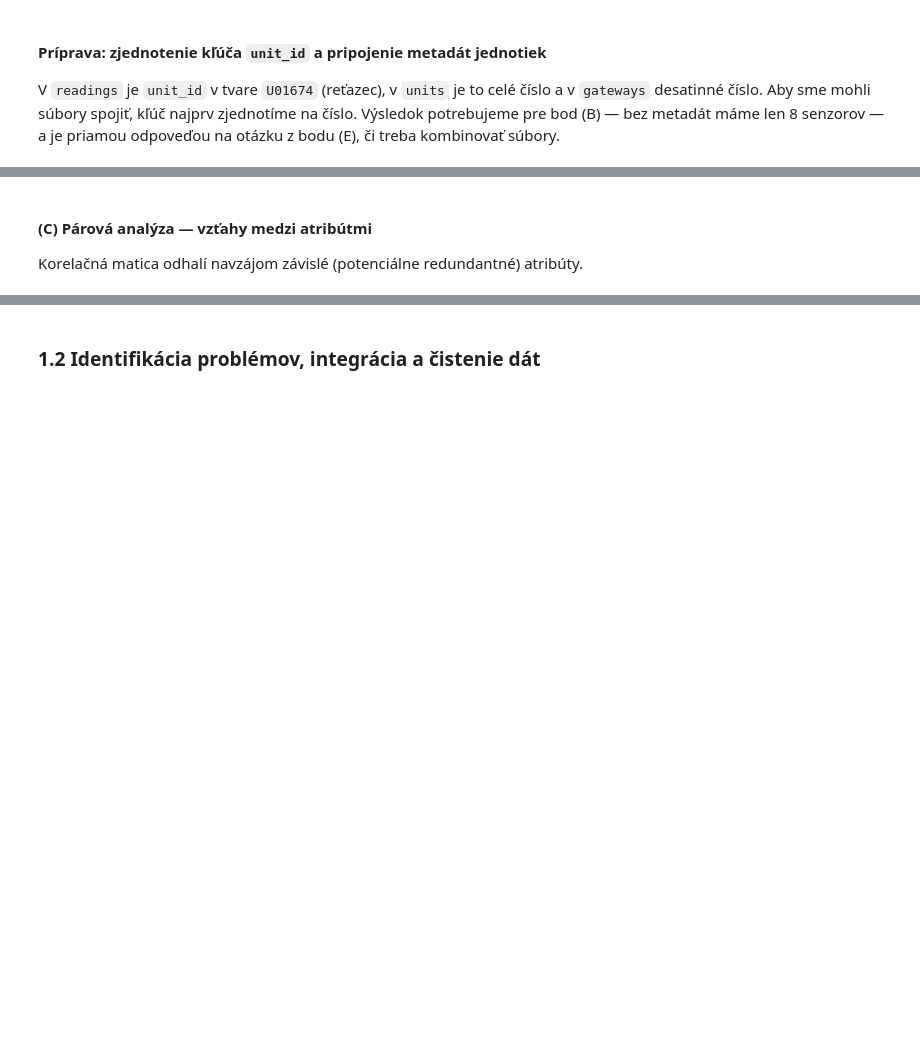
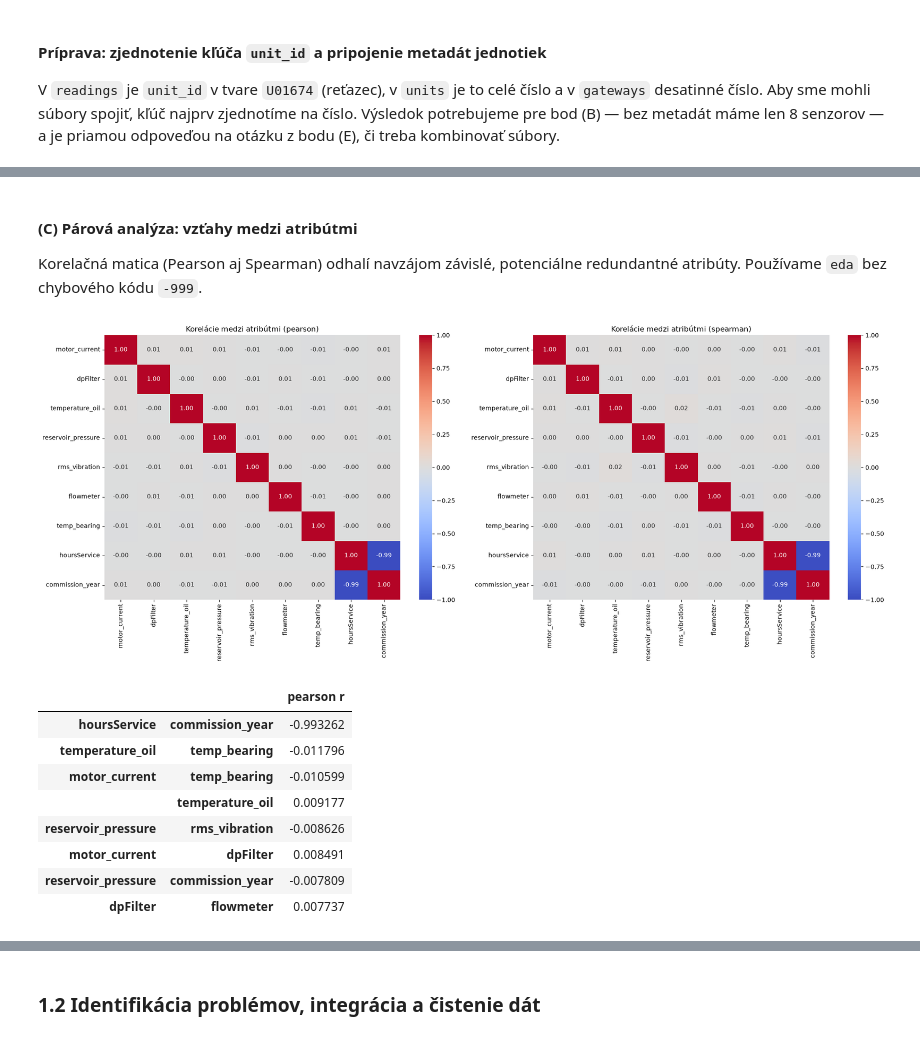
Before and after one commit to deno555/iau_projekt, a Jupyter notebook: IAU_projekt.ipynb, the cells around one changed output, grey strips where cells are left out. Drawn from its saved outputs; the diff is of its cells as text; code cells hidden in the pictures; blank space fills up the shorter version.

```diff
--- a/IAU_projekt.ipynb
+++ b/IAU_projekt.ipynb
@@ -86,13 +267,26 @@ for c in ["class_duty", "lineCode", "installRegion"]:
 # %% [markdown]
-#### (C) Párová analýza — vzťahy medzi atribútmi
-Korelačná matica odhalí navzájom závislé (potenciálne redundantné) atribúty.
+#### (C) Párová analýza: vzťahy medzi atribútmi
+Korelačná matica (Pearson aj Spearman) odhalí navzájom závislé, potenciálne redundantné atribúty. Používame `eda` bez chybového kódu `-999`.
 # %%
-corr = df[num_cols].corr(numeric_only=True)
-plt.figure(figsize=(9, 7))
-sns.heatmap(corr, annot=True, fmt=".2f", cmap="coolwarm", center=0)
-plt.title("Korelácie medzi atribútmi"); plt.show()
+fig, axes = plt.subplots(1, 2, figsize=(20, 8))
+for ax, metoda in zip(axes, ["pearson", "spearman"]):
+    sns.heatmap(eda[num_cols].corr(method=metoda), annot=True, fmt=".2f", cmap="coolwarm",
+                center=0, vmin=-1, vmax=1, ax=ax)
+    ax.set_title(f"Korelácie medzi atribútmi ({metoda})")
+plt.tight_layout(); plt.show()
 
-# detailný pohľad na jeden pár
-sns.scatterplot(data=df.sample(min(3000, len(df)), random_state=0),
-                x="temperature_oil", y="temp_bearing", alpha=0.3)
-plt.title("temperature_oil vs temp_bearing"); plt.show()
+# najsilnejšie dvojice
+corr = eda[num_cols].corr()
+dvojice = corr.where(np.triu(np.ones(corr.shape, dtype=bool), k=1)).stack()
+display(dvojice.sort_values(key=abs, ascending=False).head(8).to_frame("pearson r"))
+# %% [output]
+[figure, added]
+|  |  | pearson r |
+| hoursService | commission_year | -0.993262 |
+| temperature_oil | temp_bearing | -0.011796 |
+| motor_current | temp_bearing | -0.010599 |
+|  | temperature_oil | 0.009177 |
+| reservoir_pressure | rms_vibration | -0.008626 |
+| motor_current | dpFilter | 0.008491 |
+| reservoir_pressure | commission_year | -0.007809 |
+| dpFilter | flowmeter | 0.007737 |
```
Also changed, not shown: parts of 29 cells of this notebook.
